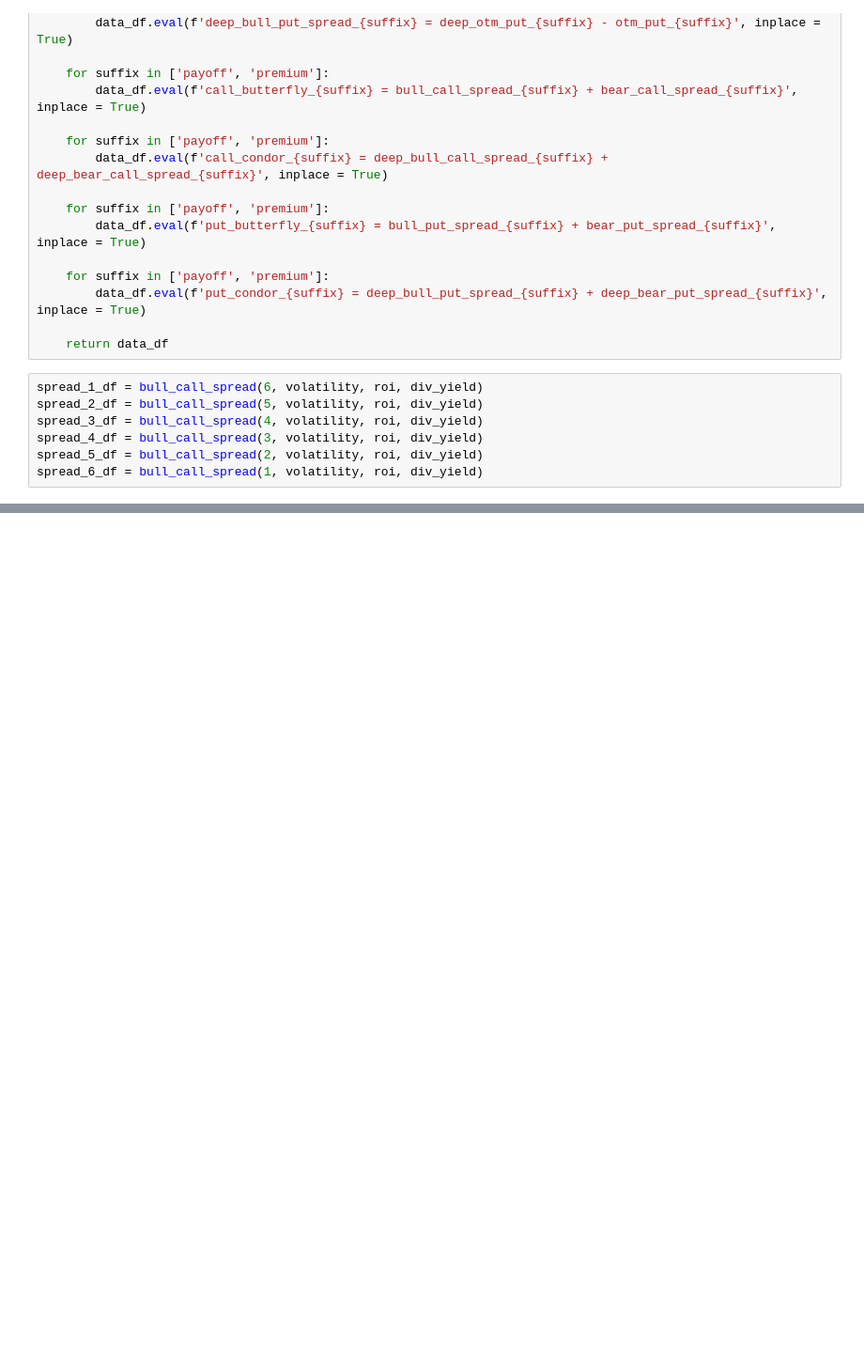
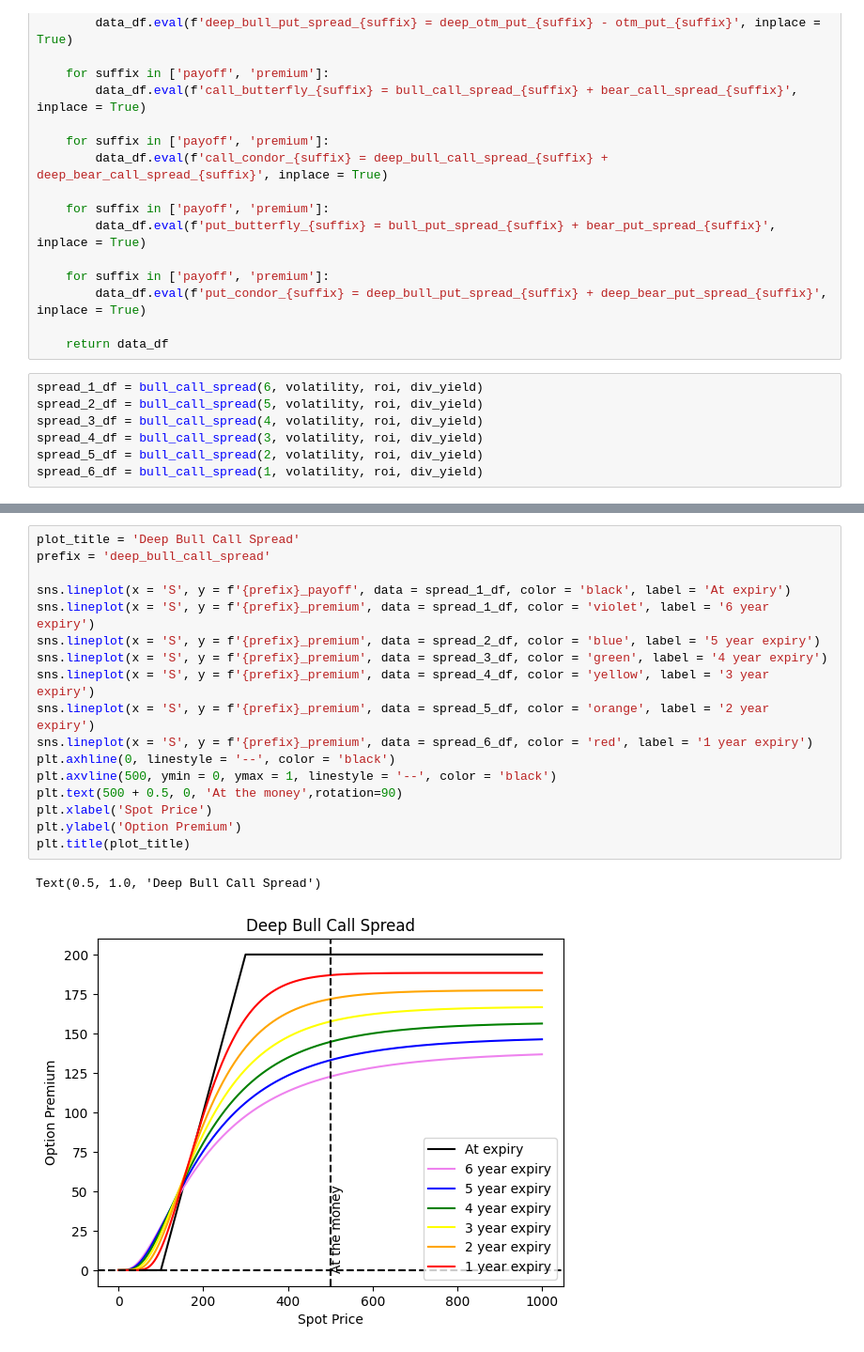
Before and after one commit to vkthakur90/AI_Applications, a Jupyter notebook: Black_Scholes_Call_Strategy.ipynb, the cells around one changed output, grey strips where cells are left out. Shown at 94% size. Drawn from its saved outputs; the diff is of its cells as text; blank space fills up the shorter version.

```diff
--- a/Black_Scholes_Call_Strategy.ipynb
+++ b/Black_Scholes_Call_Strategy.ipynb
@@ -113,0 +134,20 @@ spread_6_df = bull_call_spread(1, volatility, roi, div_yield)
+# %%
+plot_title = 'Deep Bull Call Spread'
+prefix = 'deep_bull_call_spread'
+
+sns.lineplot(x = 'S', y = f'{prefix}_payoff', data = spread_1_df, color = 'black', label = 'At expiry')
+sns.lineplot(x = 'S', y = f'{prefix}_premium', data = spread_1_df, color = 'violet', label = '6 year expiry')
+sns.lineplot(x = 'S', y = f'{prefix}_premium', data = spread_2_df, color = 'blue', label = '5 year expiry')
+sns.lineplot(x = 'S', y = f'{prefix}_premium', data = spread_3_df, color = 'green', label = '4 year expiry')
+sns.lineplot(x = 'S', y = f'{prefix}_premium', data = spread_4_df, color = 'yellow', label = '3 year expiry')
+sns.lineplot(x = 'S', y = f'{prefix}_premium', data = spread_5_df, color = 'orange', label = '2 year expiry')
+sns.lineplot(x = 'S', y = f'{prefix}_premium', data = spread_6_df, color = 'red', label = '1 year expiry')
+plt.axhline(0, linestyle = '--', color = 'black')
+plt.axvline(500, ymin = 0, ymax = 1, linestyle = '--', color = 'black')
+plt.text(500 + 0.5, 0, 'At the money',rotation=90)
+plt.xlabel('Spot Price')
+plt.ylabel('Option Premium')
+plt.title(plot_title)
+# %% [output]
+Text(0.5, 1.0, 'Deep Bull Call Spread')
+[figure, added]
```
Also changed, not shown: parts of 9 cells of this notebook.
